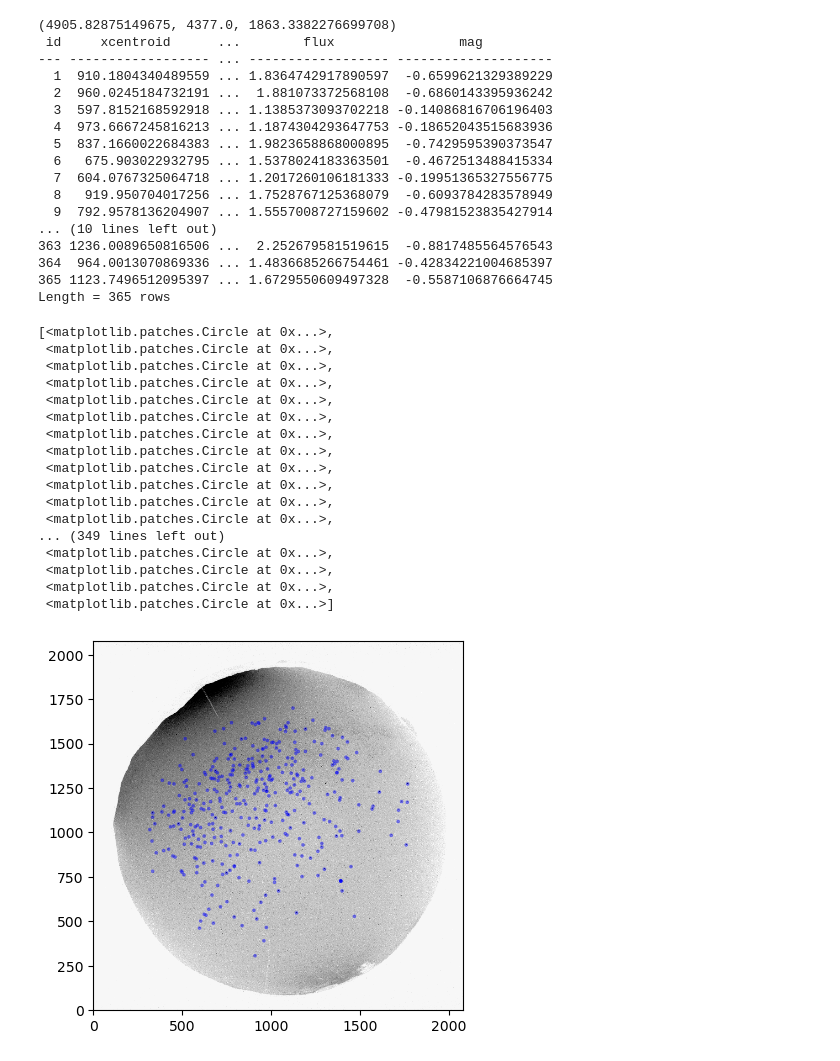
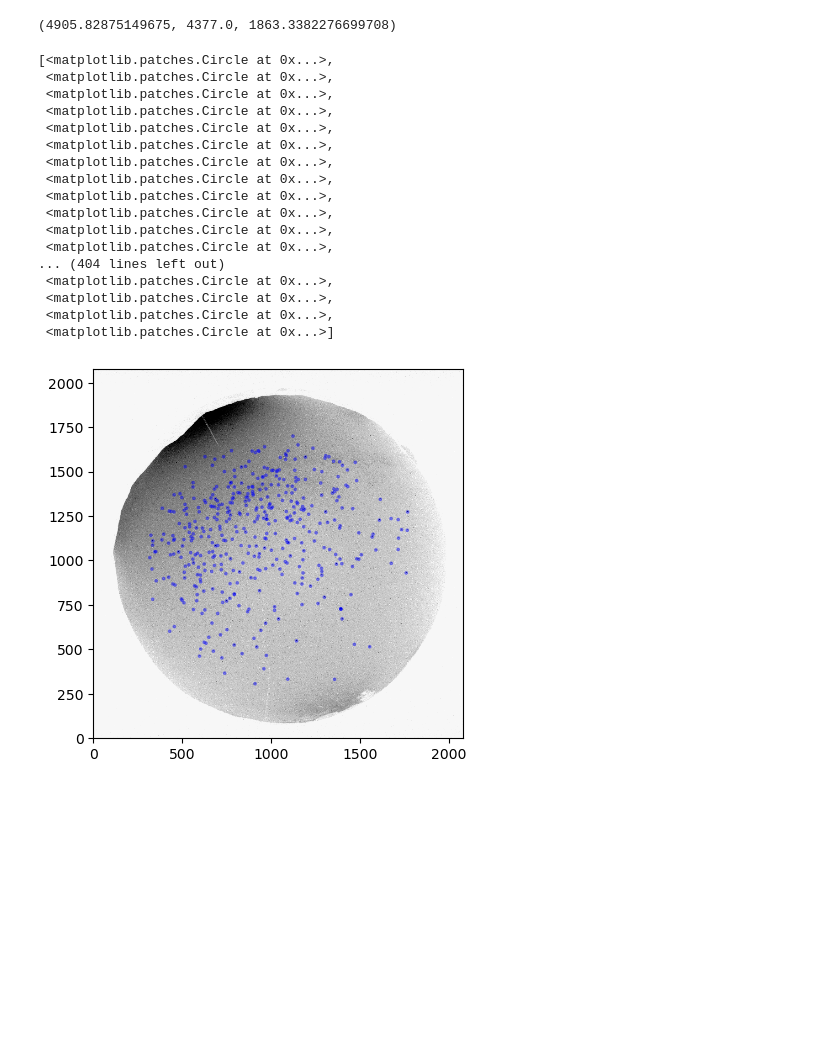
Before and after one commit to H-xie/astrosa, a Jupyter notebook: cloud_to_data.ipynb, the cells around one changed output. Cells and saved outputs as stored; diff of their text form; code cells hidden in the pictures; blank space fills up the shorter version.

```diff
--- a/cloud_to_data.ipynb
+++ b/cloud_to_data.ipynb
@@ -26,56 +26,40 @@ mean, median, std = sigma_clipped_stats(data, mask=mask_data, sigma=3.0)
 print((mean, median, std))
 
 # 创建DAOStarFinder对象
-daofind = DAOStarFinder(fwhm=3.0, threshold=5. * std)
+daofind = DAOStarFinder(fwhm=4.0, threshold=5. * std)
 
 # 提取点源
 sources = daofind.find_stars(data - median, mask=mask_data)
 
 # 打印点源坐标和其他属性
-print(sources)
+# print(sources)
 
 positions = np.transpose((sources['xcentroid'], sources['ycentroid']))
 apertures = CircularAperture(positions, r=4.0)
 norm = ImageNormalize(stretch=SqrtStretch())
 plt.imshow(data, cmap='Greys', origin='lower', norm=norm,
            interpolation='nearest')
 apertures.plot(color='blue', lw=1.5, alpha=0.5)
 # %% [output]
 (4905.82875149675, 4377.0, 1863.3382276699708)
- id     xcentroid      ...        flux                mag
---- ------------------ ... ------------------ --------------------
-  1  910.1804340489559 ... 1.8364742917890597  -0.6599621329389229
-  2  960.0245184732191 ...  1.881073372568108  -0.6860143395936242
-  3  597.8152168592918 ... 1.1385373093702218 -0.14086816706196403
-  4  973.6667245816213 ... 1.1874304293647753 -0.18652043515683936
-  5  837.1660022684383 ... 1.9823658868000895  -0.7429595390373547
-  6   675.903022932795 ... 1.5378024183363501  -0.4672513488415334
-  7  604.0767325064718 ... 1.2017260106181333 -0.19951365327556775
-  8   919.950704017256 ... 1.7528767125368079  -0.6093784283578949
-  9  792.9578136204907 ... 1.5557008727159602 -0.47981523835427914
-... (10 lines left out)
-363 1236.0089650816506 ...  2.252679581519615  -0.8817485564576543
-364  964.0013070869336 ... 1.4836685266754461 -0.42834221004685397
-365 1123.7496512095397 ... 1.6729550609497328  -0.5587106876664745
-Length = 365 rows
 [<matplotlib.patches.Circle at 0x...>,
  <matplotlib.patches.Circle at 0x...>,
  <matplotlib.patches.Circle at 0x...>,
  <matplotlib.patches.Circle at 0x...>,
  <matplotlib.patches.Circle at 0x...>,
  <matplotlib.patches.Circle at 0x...>,
  <matplotlib.patches.Circle at 0x...>,
  <matplotlib.patches.Circle at 0x...>,
  <matplotlib.patches.Circle at 0x...>,
  <matplotlib.patches.Circle at 0x...>,
  <matplotlib.patches.Circle at 0x...>,
  <matplotlib.patches.Circle at 0x...>,
-... (349 lines left out)
+... (404 lines left out)
  <matplotlib.patches.Circle at 0x...>,
  <matplotlib.patches.Circle at 0x...>,
  <matplotlib.patches.Circle at 0x...>,
  <matplotlib.patches.Circle at 0x...>]
-[figure, old version]
+[figure, new version]
 # %%
 datafits = fits.open("ossaf/data/2023_05_27__01_19_08.fits.bz2")[0]
 # 读取图像
```
Also changed, not shown: parts of 40 cells of this notebook.
